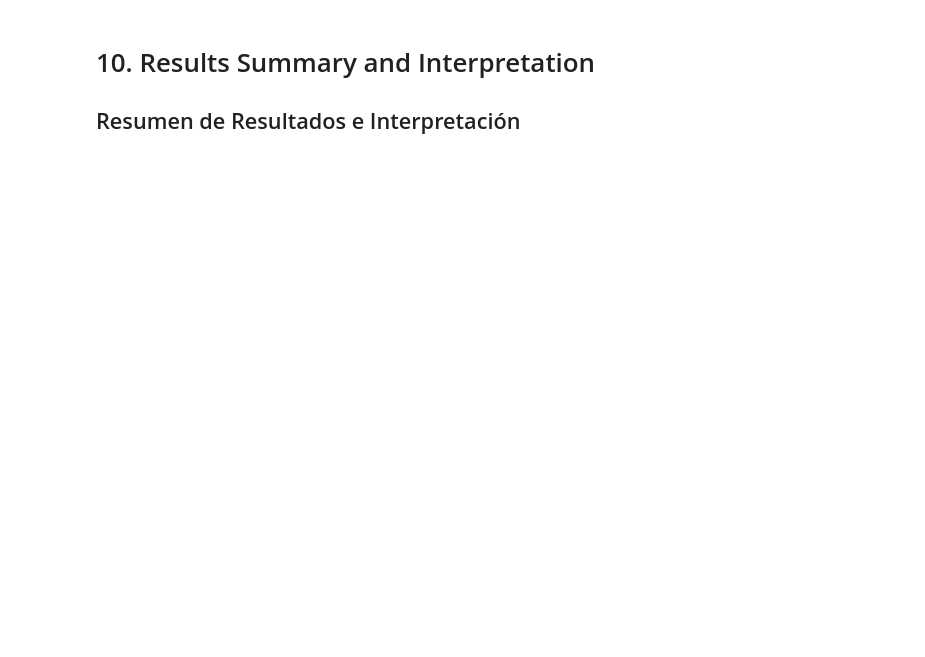
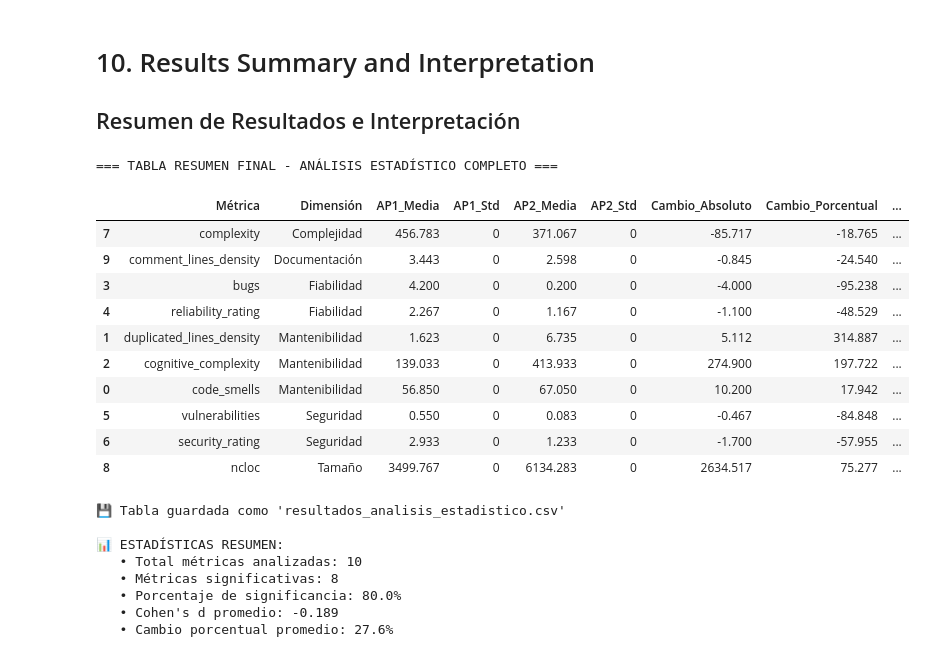
Before and after one commit to TesisEnel/Recopilacion_Datos_CalidadCodigo, a Jupyter notebook: notebooks/3. Analisis Estadistico Calidad Codigo.ipynb, the cells around one changed output. Cells and saved outputs as stored; diff of their text form; code cells hidden in the pictures; blank space fills up the shorter version.

```diff
--- a/notebooks/3. Analisis Estadistico Calidad Codigo.ipynb
+++ b/notebooks/3. Analisis Estadistico Calidad Codigo.ipynb
@@ -133,4 +130,19 @@ df = df.drop(columns=[col for col in columns_to_remove if col in df.columns])
 
 print(f"✅ Columnas eliminadas: {[col for col in columns_to_remove if col in df.columns]}")
 print(f"📊 Columnas restantes: {list(df.columns)}")
+
+# Identificar métricas AP1 y AP2 para análisis posterior
+all_metrics_ap1 = [col for col in df.columns if col.endswith('_AP1')]
+all_metrics_ap2 = [col for col in df.columns if col.endswith('_AP2')]
+
+# Identificar columna de ID de estudiante
+student_id_col = 'Id' if 'Id' in df.columns else None
+if student_id_col is None:
+    # Buscar otras posibles columnas de ID
+    id_candidates = [col for col in df.columns if 'id' in col.lower() or 'estudiante' in col.lower()]
+    student_id_col = id_candidates[0] if id_candidates else None
+
+print(f"📊 Métricas AP1 encontradas: {len(all_metrics_ap1)}")
+print(f"📊 Métricas AP2 encontradas: {len(all_metrics_ap2)}")
+print(f"👥 Columna de ID de estudiante: {student_id_col}")
 # %% [output]
@@ -1020,44 +1670,83 @@ else:
 # Tabla resumen final con todas las métricas y resultados
 print("=== TABLA RESUMEN FINAL - ANÁLISIS ESTADÍSTICO COMPLETO ===")
 
-if results_individual:
+if 'results_individual' in globals() and results_individual:
     # Crear tabla resumen final
     final_summary = pd.DataFrame({
         'Métrica': [r['metric'] for r in results_individual],
         'Dimensión': [next((dim for dim, metrics in quality_dimensions.items() if r['metric'] in metrics), 'Complementaria')
                      for r in results_individual],
         'AP1_Media': [r['ap1_mean'] for r in results_individual],
-        'AP1_Std': [r['ap1_std'] for r in results_individual],
+        'AP1_Std': [r.get('ap1_std', 0) for r in results_individual],  # Usar get() con default
         'AP2_Media': [r['ap2_mean'] for r in results_individual],
-        'AP2_Std': [r['ap2_std'] for r in results_individual],
+        'AP2_Std': [r.get('ap2_std', 0) for r in results_individual],  # Usar get() con default
         'Cambio_Absoluto': [r['improvement'] for r in results_individual],
         'Cambio_Porcentual': [r['improvement_pct'] for r in results_individual],
         'Test_Estadístico': [r['test'] for r in results_individual],
         'p_valor': [r['p_value'] for r in results_individual],
         'Cohen_d': [r['cohen_d'] for r in results_individual],
         'Tamaño_Efecto': [r['effect_size'] for r in results_individual],
         'Significativo': [r['is_significant'] for r in results_individual]
     })
 
     # Agregar información de corrección FDR si está disponible
-    if 'correction_results' in locals():
-        fdr_significant = correction_results.set_index('Métrica')['Significativo_FDR'].to_dict()
-        final_summary['Significativo_FDR'] = final_summary['Métrica'].map(fdr_significant)
+    if 'correction_results' in globals():
+        try:
+            fdr_significant = correction_results.set_index('Métrica')['Significativo_FDR'].to_dict()
+            final_summary['Significativo_FDR'] = final_summary['Métrica'].map(fdr_significant)
+        except:
+            print("⚠️ No se pudo agregar información de corrección FDR")
 
     # Redondear valores numéricos
     numeric_cols = ['AP1_Media', 'AP1_Std', 'AP2_Media', 'AP2_Std', 'Cambio_Absoluto', 'Cambio_Porcentual', 'p_valor', 'Cohen_d']
-    final_summary[numeric_cols] = final_summary[numeric_cols].round(3)
+    for col in numeric_cols:
+        if col in final_summary.columns:
+            final_summary[col] = final_summary[col].round(3)
 
     # Ordenar por dimensión y luego por p-valor
     final_summary = final_summary.sort_values(['Dimensión', 'p_valor'])
 
     display(final_summary)
 
-    # Exportar tabla para uso posterior
-    final_summary.to_csv('resultados_analisis_estadistico.csv', index=False)
-    print("\n💾 Tabla guardada como 'resultados_analisis_estadistico.csv'")
+    # Intentar exportar tabla para uso posterior
+    try:
+        final_summary.to_csv('resultados_analisis_estadistico.csv', index=False)
+        print("\n💾 Tabla guardada como 'resultados_analisis_estadistico.csv'")
+    except Exception as e:
+        print(f"\n⚠️ No se pudo guardar el archivo CSV: {e}")
+
+    # Estadísticas resumen
+    print(f"\n📊 ESTADÍSTICAS RESUMEN:")
+    print(f"   • Total métricas analizadas: {len(final_summary)}")
+    print(f"   • Métricas significativas: {final_summary['Significativo'].sum()}")
+    print(f"   • Porcentaje de significancia: {final_summary['Significativo'].mean()*100:.1f}%")
+    print(f"   • Cohen's d promedio: {final_summary['Cohen_d'].mean():.3f}")
+    print(f"   • Cambio porcentual promedio: {final_summary['Cambio_Porcentual'].mean():.1f}%")
+
 else:
     print("❌ No hay resultados para mostrar en la tabla resumen final")
+    print("💡 Ejecute primero el análisis estadístico individual en las celdas anteriores")
+# %% [output]
+=== TABLA RESUMEN FINAL - ANÁLISIS ESTADÍSTICO COMPLETO ===
+|  | Métrica | Dimensión | AP1_Media | AP1_Std | AP2_Media | AP2_Std | Cambio_Absoluto | Cambio_Porcentual | ... |
+| 7 | complexity | Complejidad | 456.783 | 0 | 371.067 | 0 | -85.717 | -18.765 | ... |
+| 9 | comment_lines_density | Documentación | 3.443 | 0 | 2.598 | 0 | -0.845 | -24.540 | ... |
+| 3 | bugs | Fiabilidad | 4.200 | 0 | 0.200 | 0 | -4.000 | -95.238 | ... |
+| 4 | reliability_rating | Fiabilidad | 2.267 | 0 | 1.167 | 0 | -1.100 | -48.529 | ... |
+| 1 | duplicated_lines_density | Mantenibilidad | 1.623 | 0 | 6.735 | 0 | 5.112 | 314.887 | ... |
+| 2 | cognitive_complexity | Mantenibilidad | 139.033 | 0 | 413.933 | 0 | 274.900 | 197.722 | ... |
+| 0 | code_smells | Mantenibilidad | 56.850 | 0 | 67.050 | 0 | 10.200 | 17.942 | ... |
+| 5 | vulnerabilities | Seguridad | 0.550 | 0 | 0.083 | 0 | -0.467 | -84.848 | ... |
+| 6 | security_rating | Seguridad | 2.933 | 0 | 1.233 | 0 | -1.700 | -57.955 | ... |
+| 8 | ncloc | Tamaño | 3499.767 | 0 | 6134.283 | 0 | 2634.517 | 75.277 | ... |
+💾 Tabla guardada como 'resultados_analisis_estadistico.csv'
+
+📊 ESTADÍSTICAS RESUMEN:
+   • Total métricas analizadas: 10
+   • Métricas significativas: 8
+   • Porcentaje de significancia: 80.0%
+   • Cohen's d promedio: -0.189
+   • Cambio porcentual promedio: 27.6%
 # %%
 # Interpretación y conclusiones finales
 print("=== INTERPRETACIÓN Y CONCLUSIONES ===")
```
Also changed, not shown: parts of 21 cells of this notebook.
